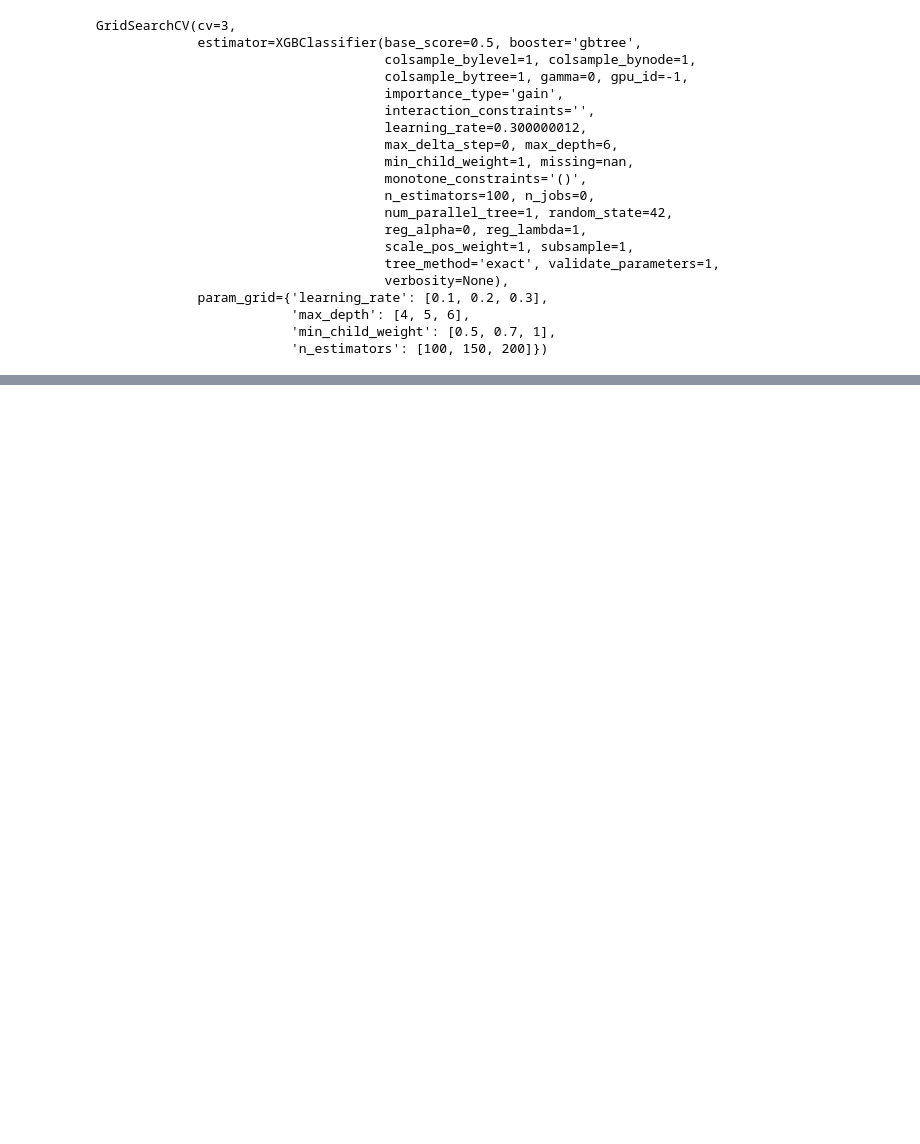
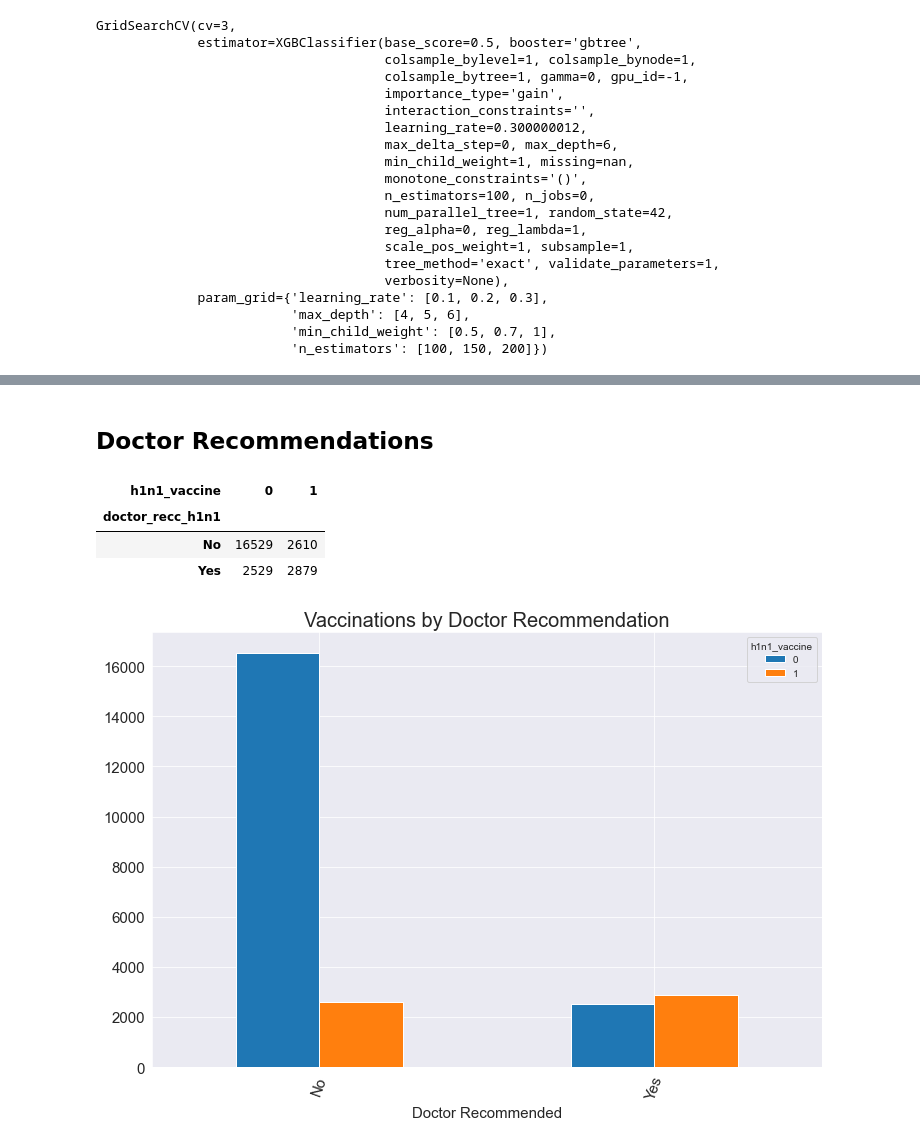
Before and after one commit to elizabeth524/Phase-3-Project, a Jupyter notebook: H1N1_Data.ipynb, the cells around one changed output, grey strips where cells are left out. Cells and saved outputs as stored; diff of their text form; code cells hidden in the pictures; blank space fills up the shorter version.

```diff
--- a/H1N1_Data.ipynb
+++ b/H1N1_Data.ipynb
@@ -713,0 +811,25 @@ plot_feature_importance(boost_2)
+# %% [markdown]
+## Doctor Recommendations
+# %%
+# Change 0 and 1 to No and Yes, respectively
+data_df['doctor_recc_h1n1'].replace(to_replace=0.0, value='No', inplace=True)
+data_df['doctor_recc_h1n1'].replace(to_replace=1.0, value='Yes', inplace=True)
+data_df['doctor_recc_h1n1'].dropna(inplace=True)
+# %%
+# Create a dataframe of vaccinations by doctor recommendation
+counts = data_df.groupby('doctor_recc_h1n1')['h1n1_vaccine'].value_counts().unstack()
+counts
+# %% [output]
+| h1n1_vaccine | 0 | 1 |
+| doctor_recc_h1n1 |  |  |
+| No | 16529 | 2610 |
+| Yes | 2529 | 2879 |
+# %%
+# Plot the vaccinations counts by doctor recommendation
+fig, ax = plt.subplots(figsize=(12,8))
+counts.plot(kind='bar', ax=ax, fontsize=15)
+ax.set_xlabel('Doctor Recommended', fontsize=15)
+plt.title('Vaccinations by Doctor Recommendation', fontsize=20)
+plt.xticks(rotation=70);
+# %% [output]
+[figure, added]
```
Also changed, not shown: parts of 96 cells of this notebook, 6 other files.
